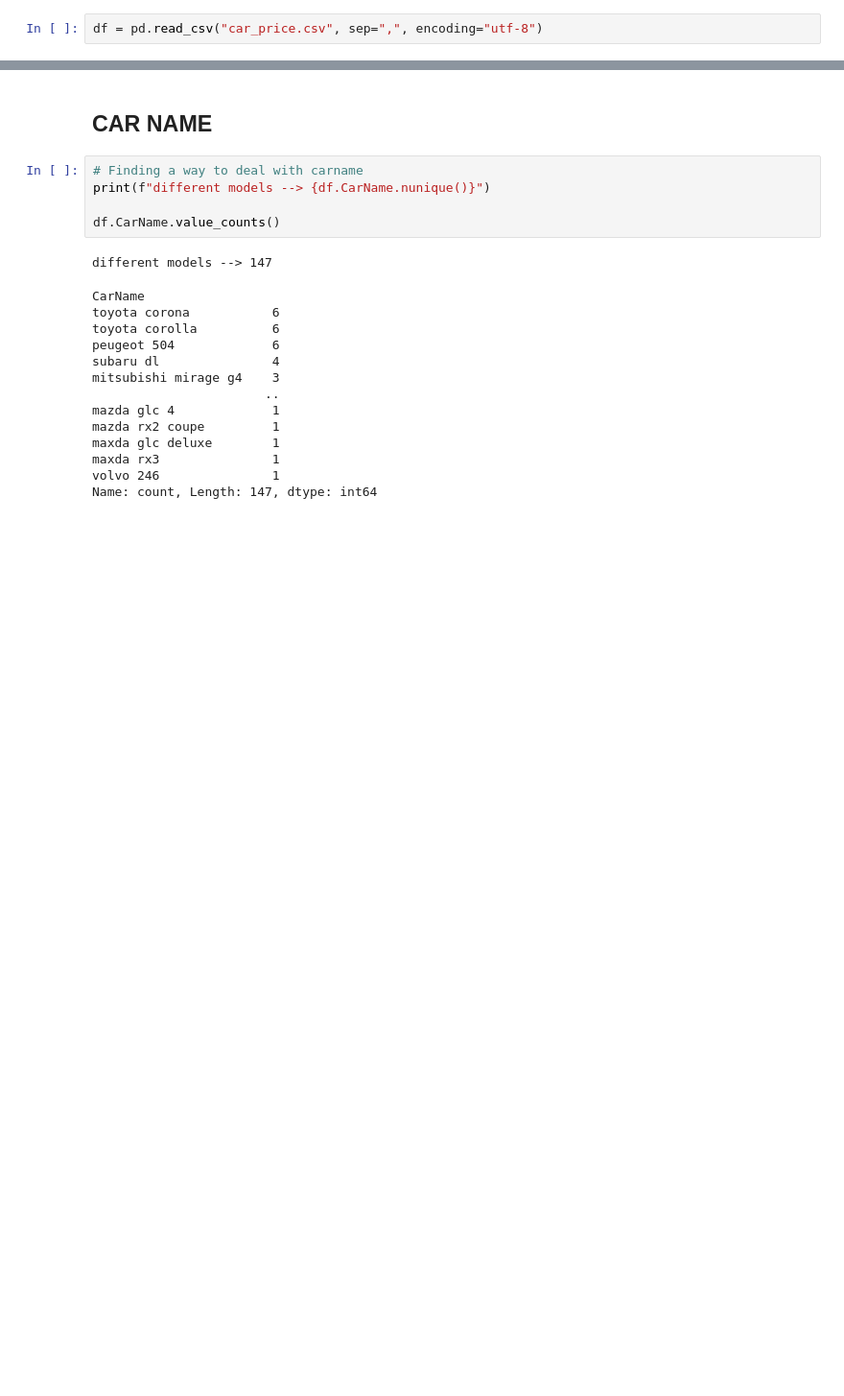
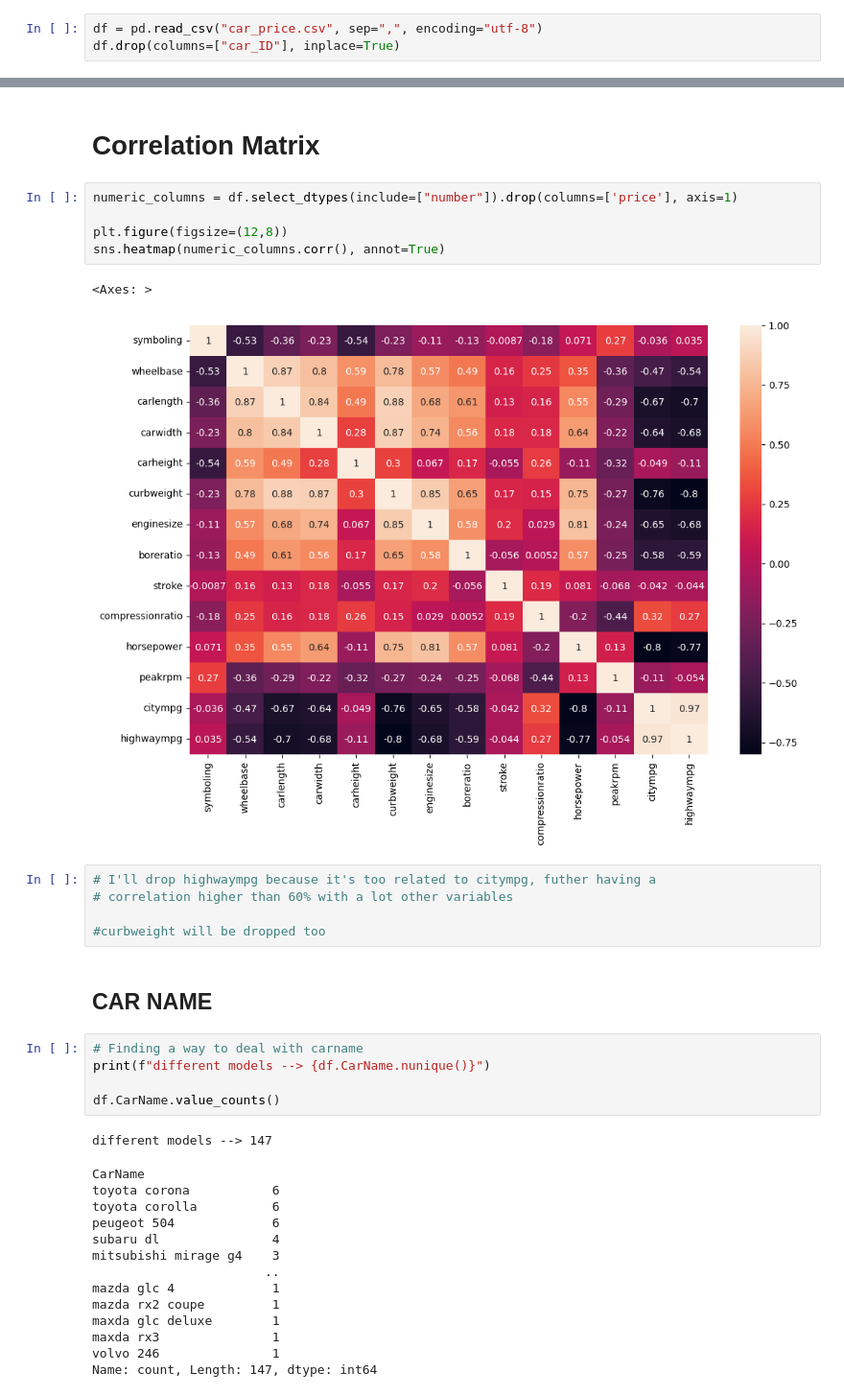
Before and after one commit to CuriousGu/car_price, a Jupyter notebook: studying_data.ipynb, the cells around one changed output, grey strips where cells are left out. Shown at 96% size. Saved outputs shown, nothing was run; the diff lists cells and outputs as text; blank space fills up the shorter version.

```diff
--- a/studying_data.ipynb
+++ b/studying_data.ipynb
@@ -3,5 +5,6 @@ import pandas as pd
 # %%
 df = pd.read_csv("car_price.csv", sep=",", encoding="utf-8")
+df.drop(columns=["car_ID"], inplace=True)
 # %%
 df.shape
 # %% [output]
@@ -26,6 +29,21 @@ citympg               int64
 highwaympg            int64
 price               float64
 dtype: object
+# %% [markdown]
+# Correlation Matrix
+# %%
+numeric_columns = df.select_dtypes(include=["number"]).drop(columns=['price'], axis=1)
+
+plt.figure(figsize=(12,8))
+sns.heatmap(numeric_columns.corr(), annot=True)
+# %% [output]
+<Axes: >
+[figure, added]
+# %%
+# I'll drop highwaympg because it's too related to citympg, futher having a
+# correlation higher than 60% with a lot other variables
+
+#curbweight will be dropped too
 # %% [markdown]
 ## CAR NAME
 # %%
```
Also changed, not shown: parts of 8 cells of this notebook, 1 other file.
